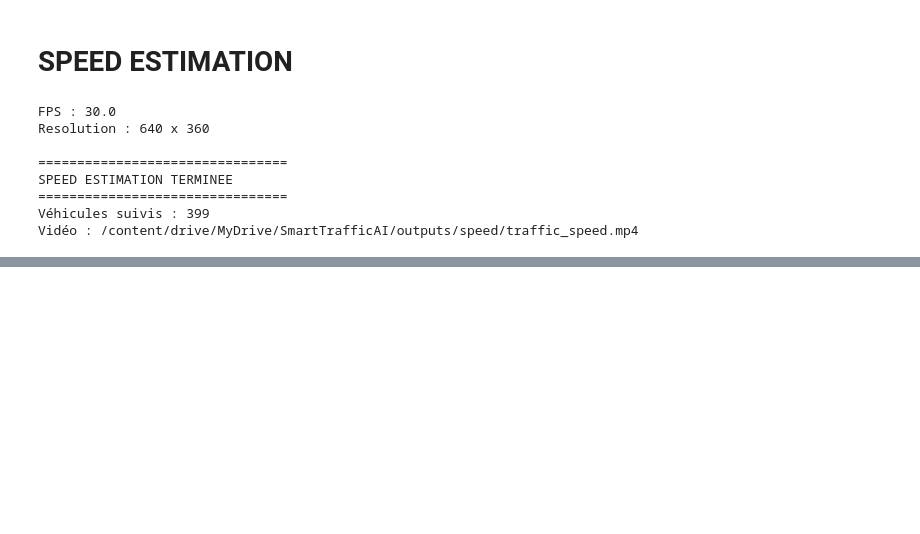
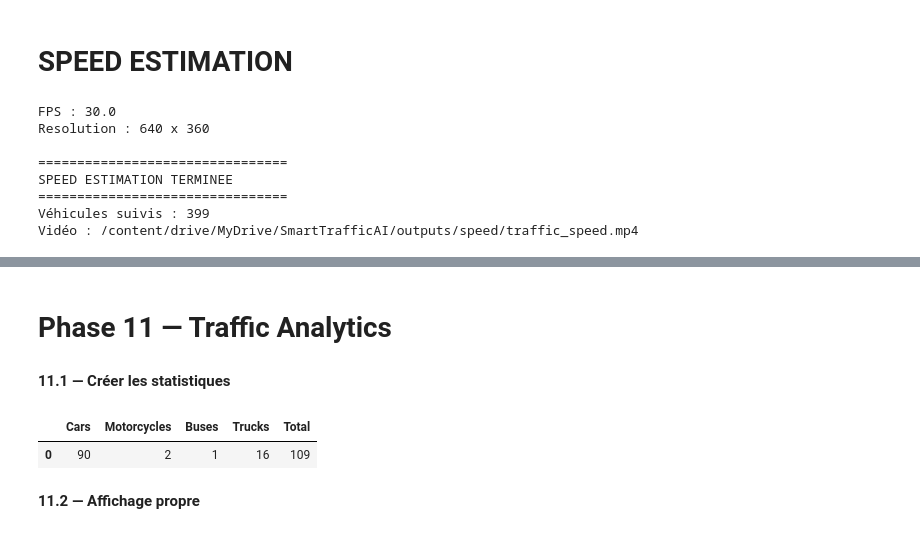
Before and after one commit to moun-13/SmartTrafficAI, a Jupyter notebook: notebooks/Smart_Traffic_AI.ipynb, the cells around one changed output, grey strips where cells are left out. Cells and saved outputs as stored; diff of their text form; code cells hidden in the pictures; blank space fills up the shorter version.

```diff
--- a/notebooks/Smart_Traffic_AI.ipynb
+++ b/notebooks/Smart_Traffic_AI.ipynb
@@ -1114,0 +1135,29 @@ Vidéo : /content/drive/MyDrive/SmartTrafficAI/outputs/speed/traffic_speed.mp4
+# %% [markdown]
+# **Phase 11 — Traffic Analytics**
+# %% [markdown]
+**11.1 — Créer les statistiques**
+# %%
+import pandas as pd
+
+traffic_data = {
+    "Cars": vehicle_counts.get(2, 0),
+    "Motorcycles": vehicle_counts.get(3, 0),
+    "Buses": vehicle_counts.get(5, 0),
+    "Trucks": vehicle_counts.get(7, 0)
+}
+
+df_traffic = pd.DataFrame([traffic_data])
+
+df_traffic["Total"] = (
+    df_traffic["Cars"]
+    + df_traffic["Motorcycles"]
+    + df_traffic["Buses"]
+    + df_traffic["Trucks"]
+)
+
+df_traffic
+# %% [output]
+|  | Cars | Motorcycles | Buses | Trucks | Total |
+| 0 | 90 | 2 | 1 | 16 | 109 |
+# %% [markdown]
+**11.2 — Affichage propre**
```
Also changed, not shown: parts of 13 cells of this notebook.
